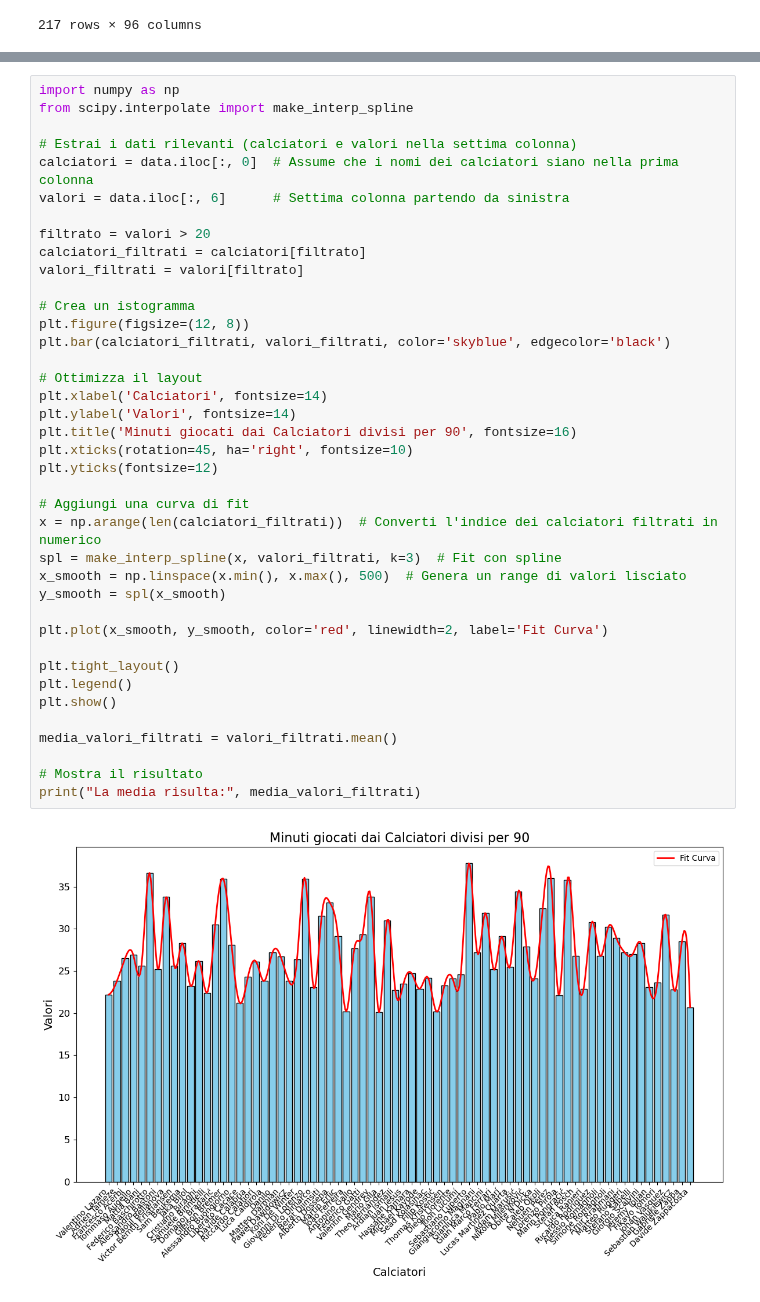
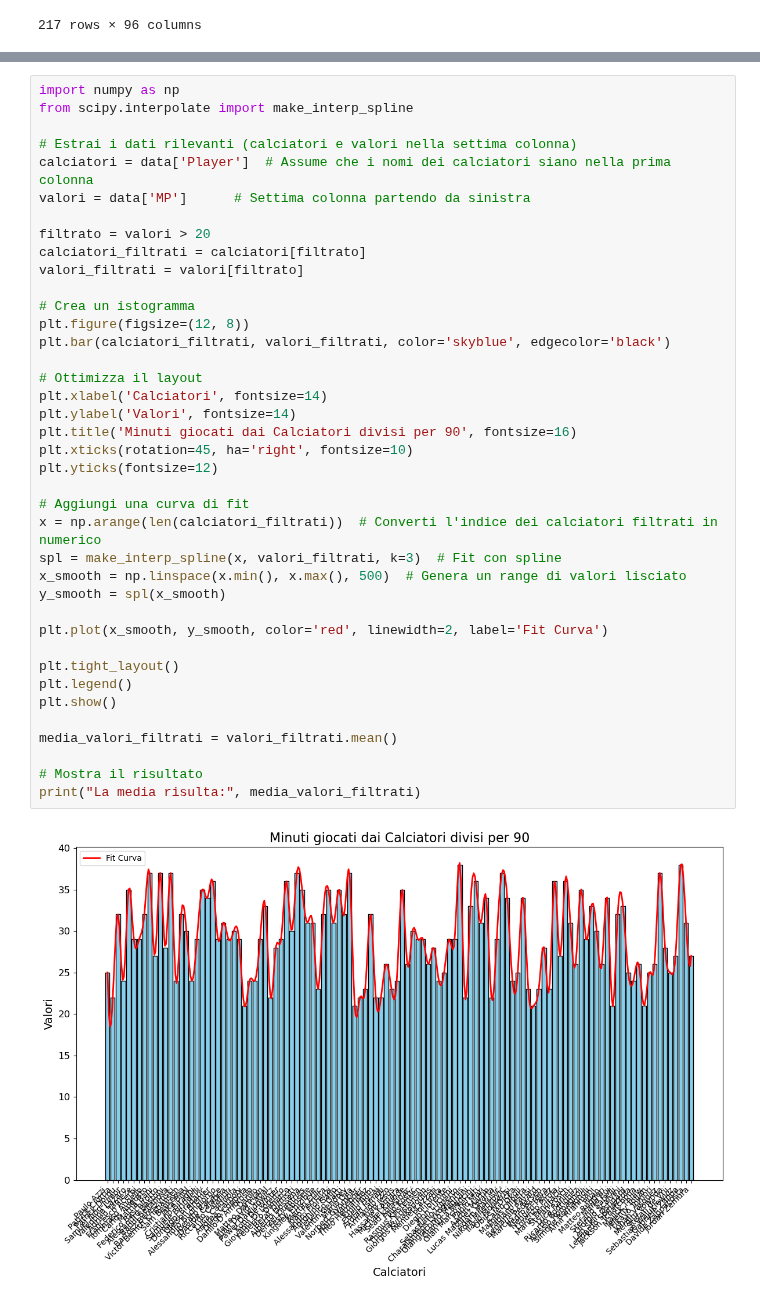
Before and after one commit to Alecaste96/Pytone, a Jupyter notebook: difensori23.ipynb, the cells around one changed output, grey strips where cells are left out. Cells and saved outputs as stored; diff of their text form.

```diff
--- a/difensori23.ipynb
+++ b/difensori23.ipynb
@@ -85,39 +84,39 @@ import numpy as np
 from scipy.interpolate import make_interp_spline
 
 # Estrai i dati rilevanti (calciatori e valori nella settima colonna)
-calciatori = data.iloc[:, 0]  # Assume che i nomi dei calciatori siano nella prima colonna
-valori = data.iloc[:, 6]      # Settima colonna partendo da sinistra
+calciatori = data['Player']  # Assume che i nomi dei calciatori siano nella prima colonna
+valori = data['MP']      # Settima colonna partendo da sinistra
 
 filtrato = valori > 20
 calciatori_filtrati = calciatori[filtrato]
 valori_filtrati = valori[filtrato]
 
 # Crea un istogramma
 plt.figure(figsize=(12, 8))
 plt.bar(calciatori_filtrati, valori_filtrati, color='skyblue', edgecolor='black')
 
 # Ottimizza il layout
 plt.xlabel('Calciatori', fontsize=14)
 plt.ylabel('Valori', fontsize=14)
 plt.title('Minuti giocati dai Calciatori divisi per 90', fontsize=16)
 plt.xticks(rotation=45, ha='right', fontsize=10)
 plt.yticks(fontsize=12)
 
 # Aggiungi una curva di fit
 x = np.arange(len(calciatori_filtrati))  # Converti l'indice dei calciatori filtrati in numerico
 spl = make_interp_spline(x, valori_filtrati, k=3)  # Fit con spline
 x_smooth = np.linspace(x.min(), x.max(), 500)  # Genera un range di valori lisciato
 y_smooth = spl(x_smooth)
 
 plt.plot(x_smooth, y_smooth, color='red', linewidth=2, label='Fit Curva')
 
 plt.tight_layout()
 plt.legend()
 plt.show()
 
 media_valori_filtrati = valori_filtrati.mean()
 
 # Mostra il risultato
 print("La media risulta:", media_valori_filtrati)
 # %% [output]
-[figure, old version]
+[figure, new version]
```
Also changed, not shown: parts of 14 cells of this notebook, 5 other files.
